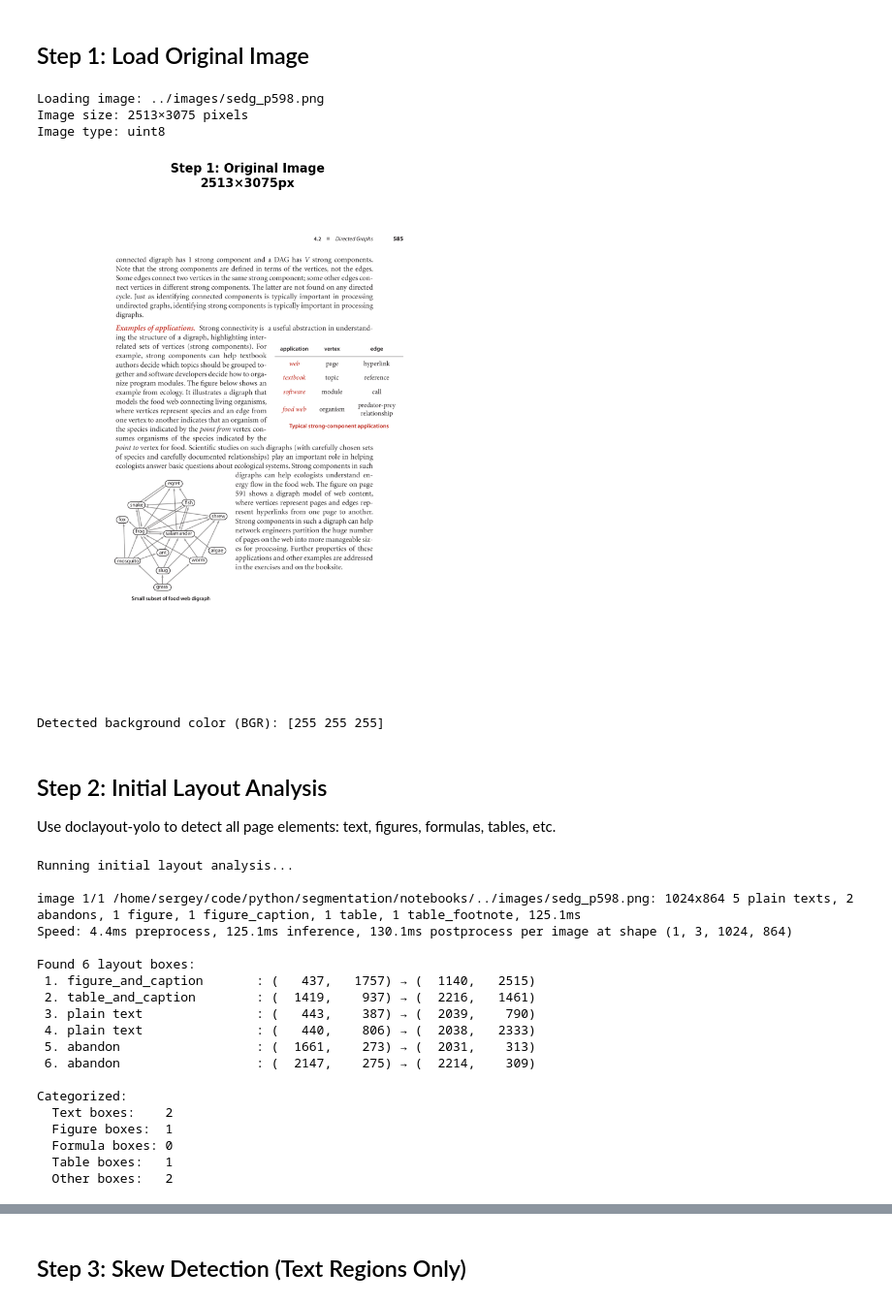
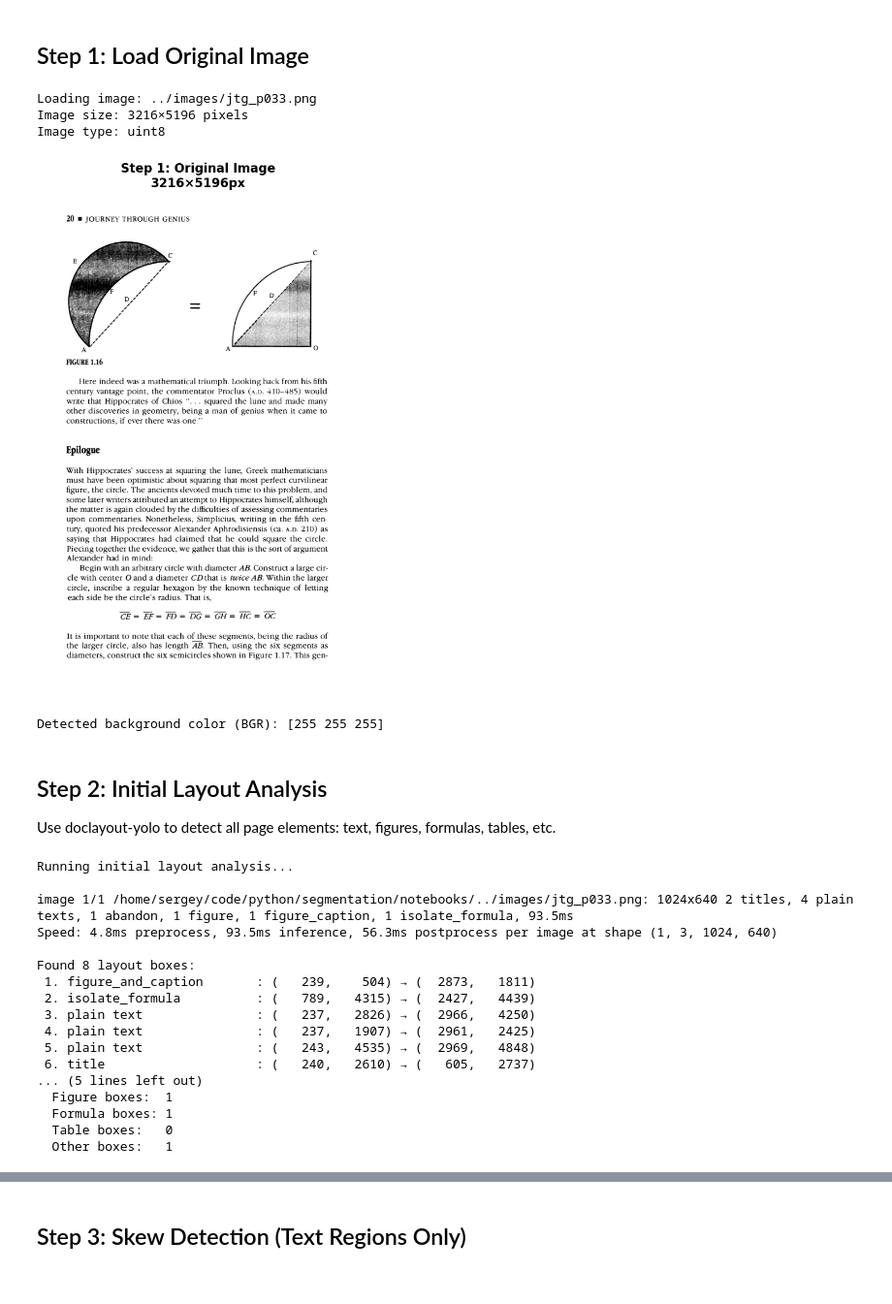
Before and after one commit to ssppkenny/document_layout, a Jupyter notebook: notebooks/complete_pipeline_visualization.ipynb, the cells around one changed output, grey strips where cells are left out. Shown at 97% size. Saved outputs shown, nothing was run; the diff lists cells and outputs as text; code cells hidden in the pictures.

```diff
--- a/notebooks/complete_pipeline_visualization.ipynb
+++ b/notebooks/complete_pipeline_visualization.ipynb
@@ -58,35 +58,35 @@ print("✓ Imports successful")
 # %%
 # Choose an image to process
 #image_path = '../images/dvurog_p017.png'
 # Other examples:
-image_path = '../images/sedg_p598.png'
+image_path = '../images/jtg_p033.png'
 # image_path = '../images/dvurog_p021.png'
 # image_path = '../images/kf_16_par.png'
 
 print(f"Loading image: {image_path}")
 original_img = cv2.imread(image_path)
 original_rgb = cv2.cvtColor(original_img, cv2.COLOR_BGR2RGB)
 
 print(f"Image size: {original_img.shape[1]}×{original_img.shape[0]} pixels")
 print(f"Image type: {original_img.dtype}")
 
 # Display
 plt.figure(figsize=(15, 10))
 plt.imshow(original_rgb)
 plt.title(f'Step 1: Original Image\n{original_img.shape[1]}×{original_img.shape[0]}px', fontsize=16, weight='bold')
 plt.axis('off')
 plt.tight_layout()
 plt.show()
 
 # Detect background color
 flat_img = original_img.reshape(-1, 3)
 background_color = np.median(flat_img, axis=0).astype(np.uint8)
 print(f"\nDetected background color (BGR): {background_color}")
 # %% [output]
-Loading image: ../images/sedg_p598.png
-Image size: 2513×3075 pixels
+Loading image: ../images/jtg_p033.png
+Image size: 3216×5196 pixels
 Image type: uint8
-[figure, old version]
+[figure, new version]
 Detected background color (BGR): [255 255 255]
 # %% [markdown]
 ## Step 2: Initial Layout Analysis
@@ -118,23 +118,21 @@ print(f"  Other boxes:   {len(other_boxes)}")
 # %% [output]
 Running initial layout analysis...
 
-image 1/1 /home/sergey/code/python/segmentation/notebooks/../images/sedg_p598.png: 1024x864 5 plain texts, 2 abandons, 1 figure, 1 figure_caption, 1 table, 1 table_footnote, 125.1ms
-Speed: 4.4ms preprocess, 125.1ms inference, 130.1ms postprocess per image at shape (1, 3, 1024, 864)
+image 1/1 /home/sergey/code/python/segmentation/notebooks/../images/jtg_p033.png: 1024x640 2 titles, 4 plain texts, 1 abandon, 1 figure, 1 figure_caption, 1 isolate_formula, 93.5ms
+Speed: 4.8ms preprocess, 93.5ms inference, 56.3ms postprocess per image at shape (1, 3, 1024, 640)
 
-Found 6 layout boxes:
- 1. figure_and_caption       : (   437,   1757) → (  1140,   2515)
- 2. table_and_caption        : (  1419,    937) → (  2216,   1461)
- 3. plain text               : (   443,    387) → (  2039,    790)
- 4. plain text               : (   440,    806) → (  2038,   2333)
- 5. abandon                  : (  1661,    273) → (  2031,    313)
- 6. abandon                  : (  2147,    275) → (  2214,    309)
-
-Categorized:
-  Text boxes:    2
+Found 8 layout boxes:
+ 1. figure_and_caption       : (   239,    504) → (  2873,   1811)
+ 2. isolate_formula          : (   789,   4315) → (  2427,   4439)
+ 3. plain text               : (   237,   2826) → (  2966,   4250)
+ 4. plain text               : (   237,   1907) → (  2961,   2425)
+ 5. plain text               : (   243,   4535) → (  2969,   4848)
+ 6. title                    : (   240,   2610) → (   605,   2737)
+... (5 lines left out)
   Figure boxes:  1
-  Formula boxes: 0
-  Table boxes:   1
-  Other boxes:   2
+  Formula boxes: 1
+  Table boxes:   0
+  Other boxes:   1
 # %%
 # Visualize layout boxes
 fig, ax = plt.subplots(1, 1, figsize=(15, 12))
```
Also changed, not shown: parts of 18 cells of this notebook, 45 other files.
